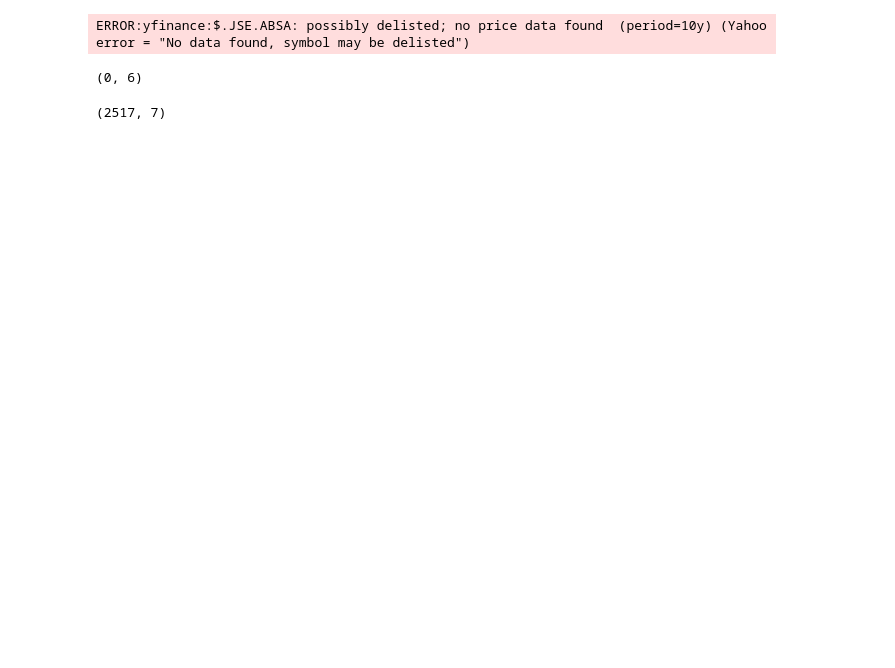
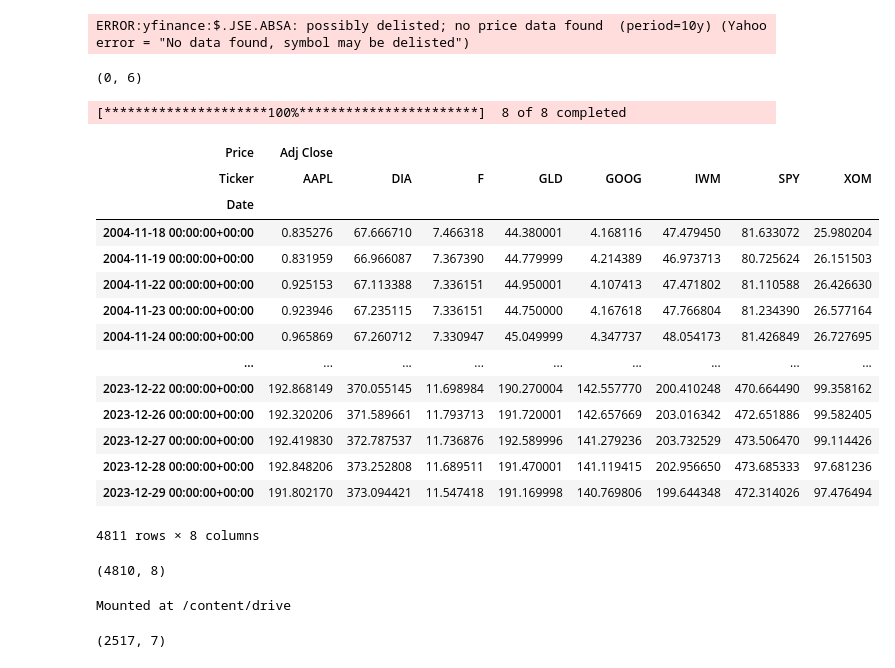
Before and after one commit to artemmiyy/DS340w, a Jupyter notebook: DS340w_MPT.ipynb, the cells around one changed output. Drawn from its saved outputs; the diff is of its cells as text; code cells hidden in the pictures; blank space fills up the shorter version.

```diff
--- a/DS340w_MPT.ipynb
+++ b/DS340w_MPT.ipynb
@@ -55,3 +55,23 @@ sasi_hist.shape
 # %% [output]
 ERROR:yfinance:$.JSE.ABSA: possibly delisted; no price data found  (period=10y) (Yahoo error = "No data found, symbol may be delisted")
 (0, 6)
+# %%
+data = yf.download("DIA SPY GLD AAPL XOM GOOG F IWM", start="2004-11-18", end="2024-01-01")[['Adj Close']]
+data.dropna(axis=1)
+# %% [output]
+[*********************100%***********************]  8 of 8 completed
+| Price | Adj Close |  |  |  |  |  |  |  |
+| Ticker | AAPL | DIA | F | GLD | GOOG | IWM | SPY | XOM |
+| Date |  |  |  |  |  |  |  |  |
+| 2004-11-18 00:00:00+00:00 | 0.835276 | 67.666710 | 7.466318 | 44.380001 | 4.168116 | 47.479450 | 81.633072 | 25.980204 |
+| 2004-11-19 00:00:00+00:00 | 0.831959 | 66.966087 | 7.367390 | 44.779999 | 4.214389 | 46.973713 | 80.725624 | 26.151503 |
+| 2004-11-22 00:00:00+00:00 | 0.925153 | 67.113388 | 7.336151 | 44.950001 | 4.107413 | 47.471802 | 81.110588 | 26.426630 |
+| 2004-11-23 00:00:00+00:00 | 0.923946 | 67.235115 | 7.336151 | 44.750000 | 4.167618 | 47.766804 | 81.234390 | 26.577164 |
+| 2004-11-24 00:00:00+00:00 | 0.965869 | 67.260712 | 7.330947 | 45.049999 | 4.347737 | 48.054173 | 81.426849 | 26.727695 |
+| ... | ... | ... | ... | ... | ... | ... | ... | ... |
+| 2023-12-22 00:00:00+00:00 | 192.868149 | 370.055145 | 11.698984 | 190.270004 | 142.557770 | 200.410248 | 470.664490 | 99.358162 |
+| 2023-12-26 00:00:00+00:00 | 192.320206 | 371.589661 | 11.793713 | 191.720001 | 142.657669 | 203.016342 | 472.651886 | 99.582405 |
+| 2023-12-27 00:00:00+00:00 | 192.419830 | 372.787537 | 11.736876 | 192.589996 | 141.279236 | 203.732529 | 473.506470 | 99.114426 |
+| 2023-12-28 00:00:00+00:00 | 192.848206 | 373.252808 | 11.689511 | 191.470001 | 141.119415 | 202.956650 | 473.685333 | 97.681236 |
+| 2023-12-29 00:00:00+00:00 | 191.802170 | 373.094421 | 11.547418 | 191.169998 | 140.769806 | 199.644348 | 472.314026 | 97.476494 |
+4811 rows × 8 columns
@@ -57,0 +80,4 @@ ERROR:yfinance:$.JSE.ABSA: possibly delisted; no price data found  (period=10y)
+# %%
+data.shape
+# %% [output]
+(4810, 8)
@@ -58,3 +86,8 @@ ERROR:yfinance:$.JSE.ABSA: possibly delisted; no price data found  (period=10y)
+# %%
+from google.colab import drive
+drive.mount('/content/drive')
+# %% [output]
+Mounted at /content/drive
 # %%
 msft = yf.Ticker("MSFT")
 # %%
```
Also changed, not shown: parts of 4 cells of this notebook.
